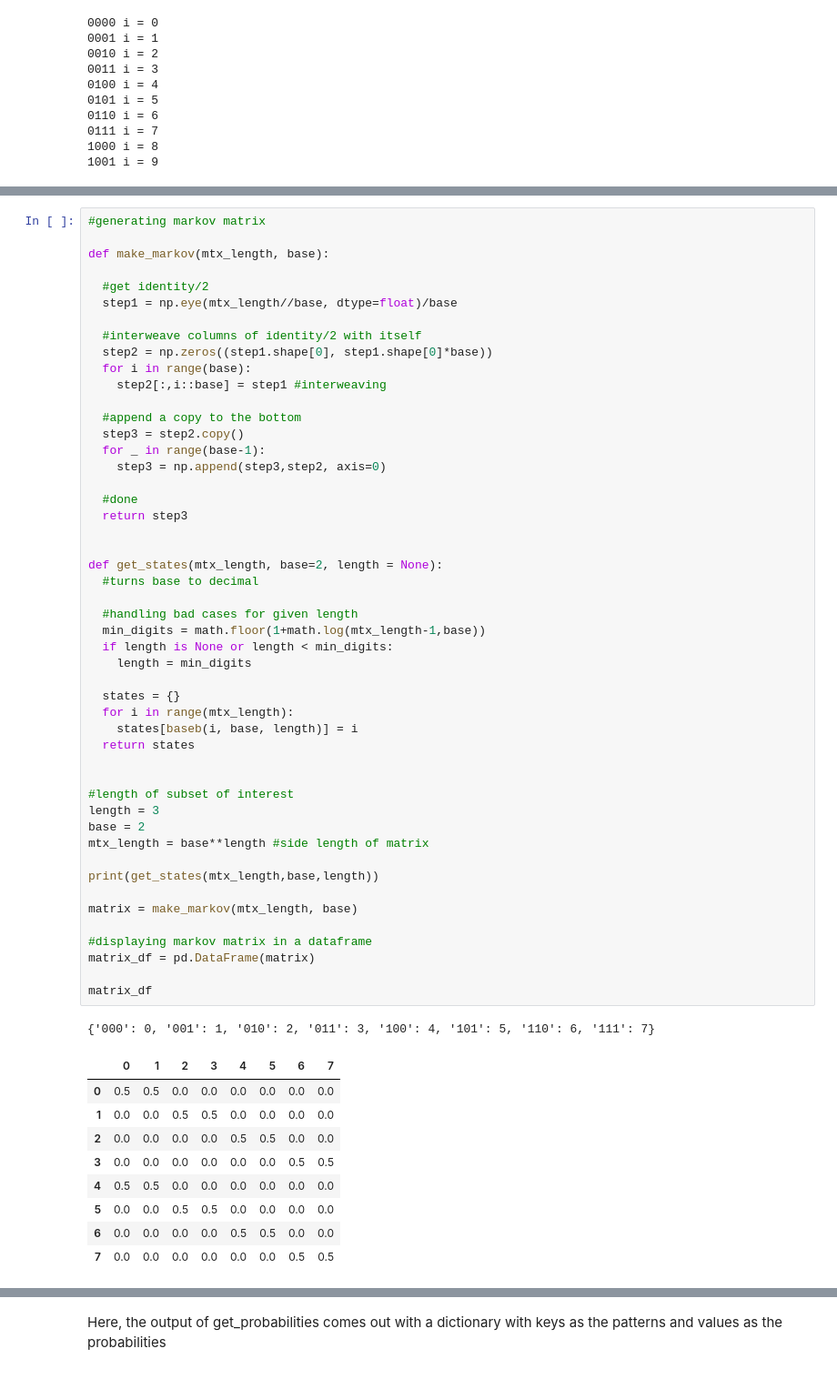
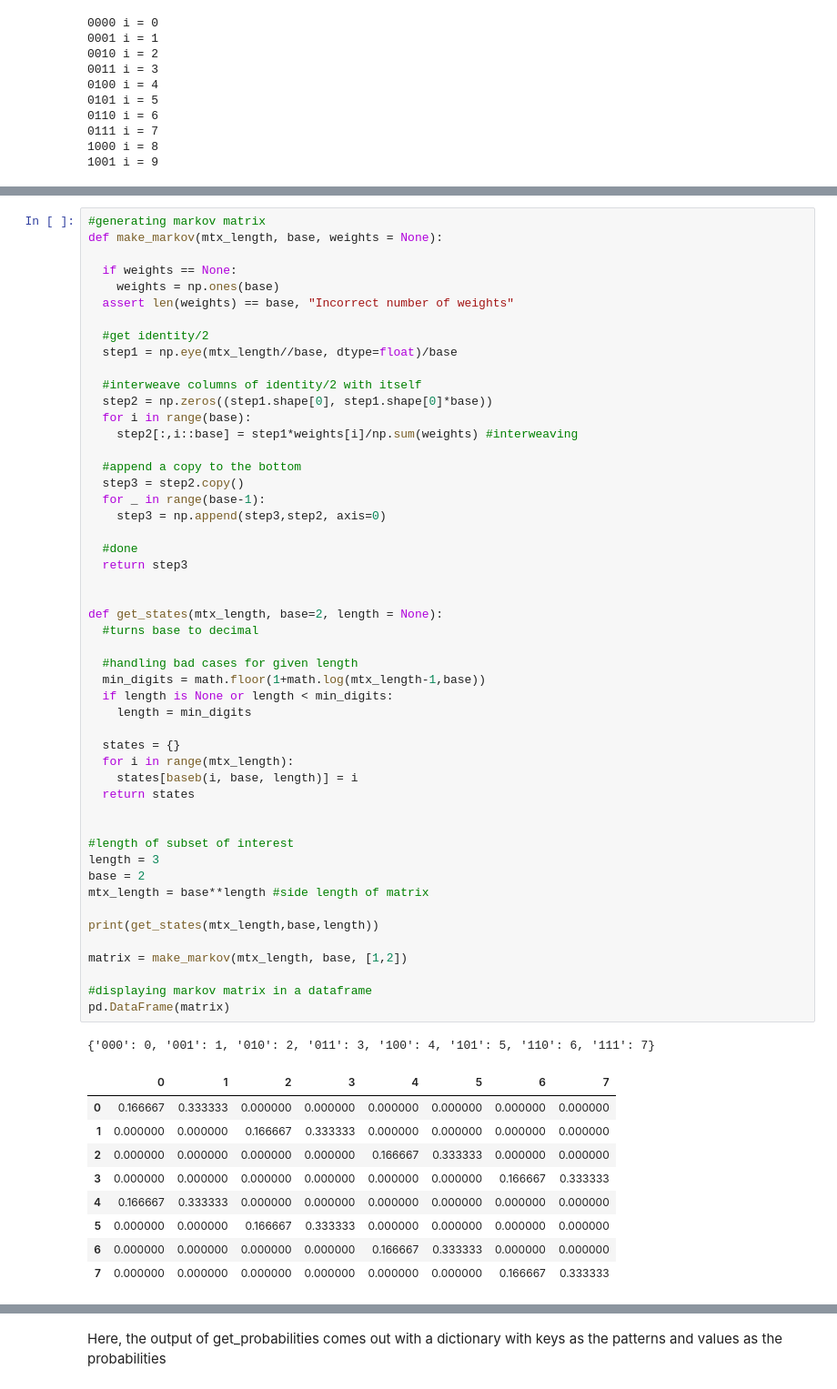
Before and after one commit to nathan-lam/generalized-penney-s-game, a Jupyter notebook: penney's_game.ipynb, the cells around one changed output, grey strips where cells are left out. Shown at 91% size. Saved outputs shown, nothing was run; the diff lists cells and outputs as text.

```diff
--- a/penney's_game.ipynb
+++ b/penney's_game.ipynb
@@ -68,7 +97,10 @@ for i in range(10):
 # %%
 #generating markov matrix
+def make_markov(mtx_length, base, weights = None):
 
-def make_markov(mtx_length, base):
+  if weights == None:
+    weights = np.ones(base)
+  assert len(weights) == base, "Incorrect number of weights"
 
   #get identity/2
   step1 = np.eye(mtx_length//base, dtype=float)/base
@@ -76,7 +108,7 @@ def make_markov(mtx_length, base):
   #interweave columns of identity/2 with itself
   step2 = np.zeros((step1.shape[0], step1.shape[0]*base))
   for i in range(base):
-    step2[:,i::base] = step1 #interweaving
+    step2[:,i::base] = step1*weights[i]/np.sum(weights) #interweaving
 
   #append a copy to the bottom
   step3 = step2.copy()
@@ -86,43 +118,41 @@ def make_markov(mtx_length, base):
   #done
   return step3
 
 
 def get_states(mtx_length, base=2, length = None):
   #turns base to decimal
 
   #handling bad cases for given length
   min_digits = math.floor(1+math.log(mtx_length-1,base))
   if length is None or length < min_digits:
     length = min_digits
 
   states = {}
   for i in range(mtx_length):
     states[baseb(i, base, length)] = i
   return states
 
 
 #length of subset of interest
 length = 3
 base = 2
 mtx_length = base**length #side length of matrix
 
 print(get_states(mtx_length,base,length))
 
-matrix = make_markov(mtx_length, base)
+matrix = make_markov(mtx_length, base, [1,2])
 
 #displaying markov matrix in a dataframe
-matrix_df = pd.DataFrame(matrix)
-
-matrix_df
+pd.DataFrame(matrix)
 # %% [output]
 {'000': 0, '001': 1, '010': 2, '011': 3, '100': 4, '101': 5, '110': 6, '111': 7}
 |  | 0 | 1 | 2 | 3 | 4 | 5 | 6 | 7 |
-| 0 | 0.5 | 0.5 | 0.0 | 0.0 | 0.0 | 0.0 | 0.0 | 0.0 |
-| 1 | 0.0 | 0.0 | 0.5 | 0.5 | 0.0 | 0.0 | 0.0 | 0.0 |
-| 2 | 0.0 | 0.0 | 0.0 | 0.0 | 0.5 | 0.5 | 0.0 | 0.0 |
-| 3 | 0.0 | 0.0 | 0.0 | 0.0 | 0.0 | 0.0 | 0.5 | 0.5 |
-| 4 | 0.5 | 0.5 | 0.0 | 0.0 | 0.0 | 0.0 | 0.0 | 0.0 |
-| 5 | 0.0 | 0.0 | 0.5 | 0.5 | 0.0 | 0.0 | 0.0 | 0.0 |
-| 6 | 0.0 | 0.0 | 0.0 | 0.0 | 0.5 | 0.5 | 0.0 | 0.0 |
-| 7 | 0.0 | 0.0 | 0.0 | 0.0 | 0.0 | 0.0 | 0.5 | 0.5 |
+| 0 | 0.166667 | 0.333333 | 0.000000 | 0.000000 | 0.000000 | 0.000000 | 0.000000 | 0.000000 |
+| 1 | 0.000000 | 0.000000 | 0.166667 | 0.333333 | 0.000000 | 0.000000 | 0.000000 | 0.000000 |
+| 2 | 0.000000 | 0.000000 | 0.000000 | 0.000000 | 0.166667 | 0.333333 | 0.000000 | 0.000000 |
+| 3 | 0.000000 | 0.000000 | 0.000000 | 0.000000 | 0.000000 | 0.000000 | 0.166667 | 0.333333 |
+| 4 | 0.166667 | 0.333333 | 0.000000 | 0.000000 | 0.000000 | 0.000000 | 0.000000 | 0.000000 |
+| 5 | 0.000000 | 0.000000 | 0.166667 | 0.333333 | 0.000000 | 0.000000 | 0.000000 | 0.000000 |
+| 6 | 0.000000 | 0.000000 | 0.000000 | 0.000000 | 0.166667 | 0.333333 | 0.000000 | 0.000000 |
+| 7 | 0.000000 | 0.000000 | 0.000000 | 0.000000 | 0.000000 | 0.000000 | 0.166667 | 0.333333 |
 # %% [markdown]
```
Also changed, not shown: parts of 31 cells of this notebook.
